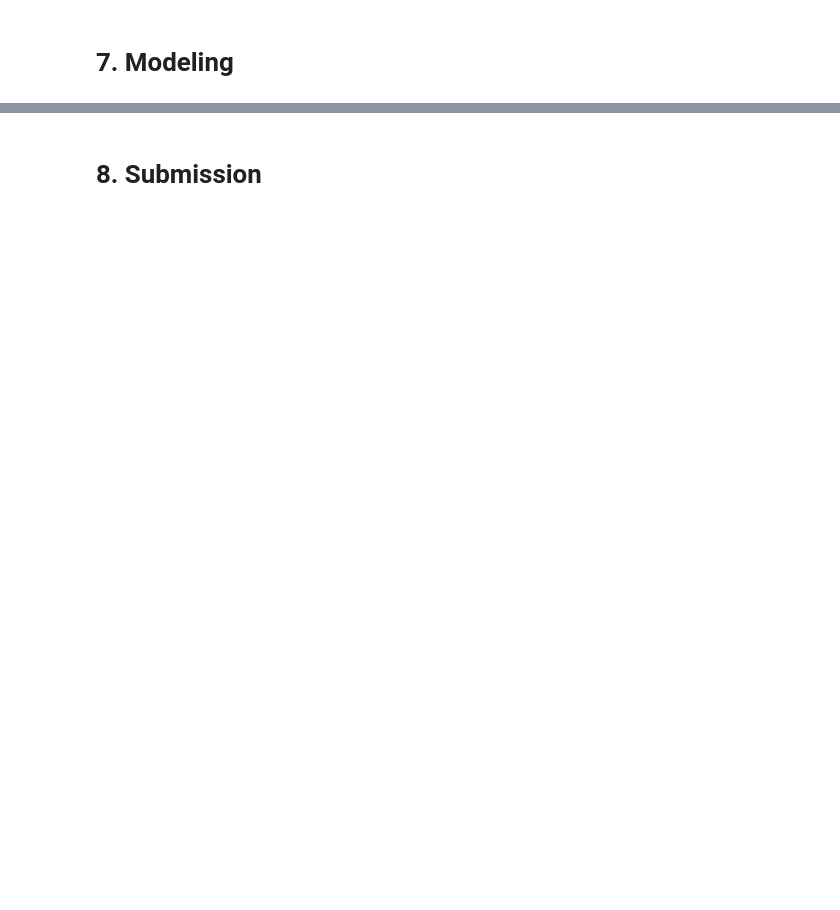
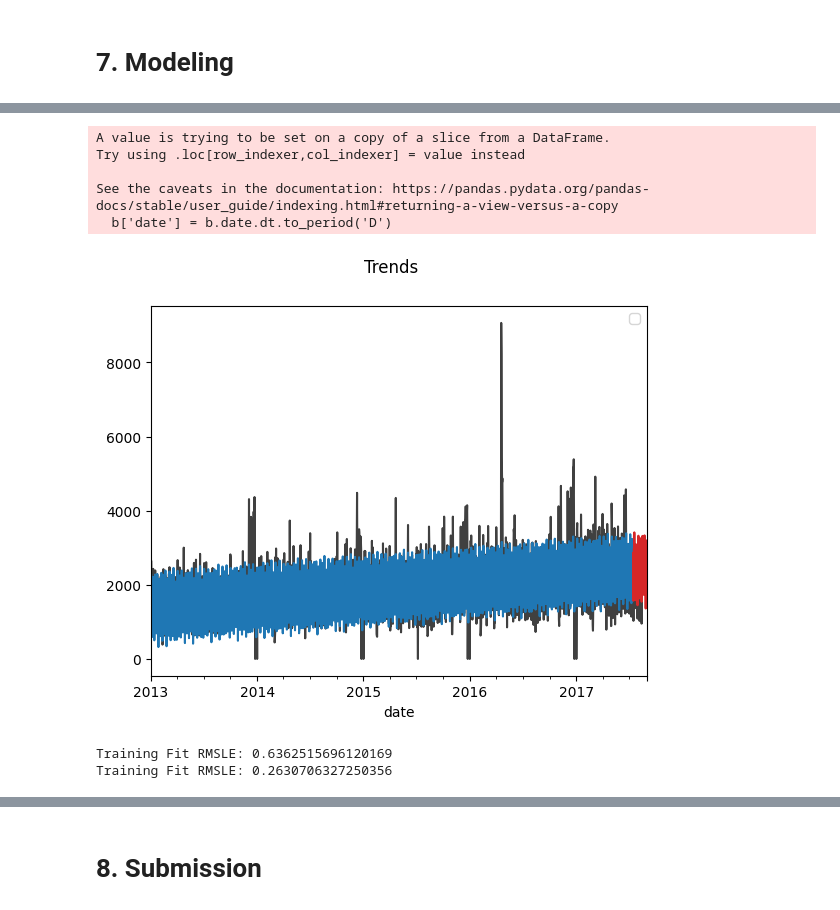
Before and after one commit to collindavies/time-series-forecasting, a Jupyter notebook: Food For Thought.ipynb, the cells around one changed output, grey strips where cells are left out. Saved outputs shown, nothing was run; the diff lists cells and outputs as text; code cells hidden in the pictures; blank space fills up the shorter version.

Commit message:
Building up hybrid model

```diff
--- a/Food For Thought.ipynb
+++ b/Food For Thought.ipynb
@@ -750,0 +975,68 @@ a = ewm_features(a, alphas, lags)
+# %%
+# Get one time series
+b = a[(a['store_nbr'] == 1) & (a['family'] == 'GROCERY I')
+      #& (a['year'] == 2017)
+      ]#[['date', 'sales']]
+
+b['date'] = b.date.dt.to_period('D')
+
+b = b.set_index('date')
+# %% [output]
+A value is trying to be set on a copy of a slice from a DataFrame.
+Try using .loc[row_indexer,col_indexer] = value instead
+
+See the caveats in the documentation: https://pandas.pydata.org/pandas-docs/stable/user_guide/indexing.html#returning-a-view-versus-a-copy
+  b['date'] = b.date.dt.to_period('D')
+# %%
+# Create trend features
+fourier = CalendarFourier(freq="ME", order=4)
+
+dp = DeterministicProcess(
+    index=b.index,
+    constant=True,
+    order=1,
+    seasonal=True,
+    additional_terms=[fourier],
+    drop=True,
+)
+X = dp.in_sample()  # features for the training data
+
+idx_train, idx_test = train_test_split(
+    b.index, test_size=12 * 4, shuffle=False,
+)
+
+X_train, X_test = X.loc[idx_train, :], X.loc[idx_test, :]
+y_train, y_test = b.loc[idx_train][['sales']], b.loc[idx_test][['sales']]
+# %%
+# Fit trend model
+model = LinearRegression(fit_intercept=False)
+model.fit(X_train, y_train)
+
+# Make predictions
+y_fit = pd.DataFrame(
+    model.predict(X_train),
+    index=y_train.index,
+    columns=y_train.columns,
+)
+y_pred = pd.DataFrame(
+    model.predict(X_test),
+    index=y_test.index,
+    columns=y_test.columns,
+)
+# %%
+# Plot
+axs = y_train.plot(color='0.25', subplots=True, sharex=True)
+axs = y_test.plot(color='0.25', subplots=True, sharex=True, ax=axs)
+axs = y_fit.plot(color='C0', subplots=True, sharex=True, ax=axs)
+axs = y_pred.plot(color='C3', subplots=True, sharex=True, ax=axs)
+for ax in axs: ax.legend([])
+_ = plt.suptitle("Trends")
+# %% [output]
+[figure, added]
+# %%
+# Calculate RMSLE
+print('Training Fit RMSLE:', mean_squared_log_error(y_train, y_fit, squared=False)) # 0.5608
+print('Training Fit RMSLE:', mean_squared_log_error(y_test[:32], y_pred[:32], squared=False)) # 0.2096
+# %% [output]
+Training Fit RMSLE: 0.6362515696120169
+Training Fit RMSLE: 0.2630706327250356
```
Also changed, not shown: parts of 87 cells of this notebook.
